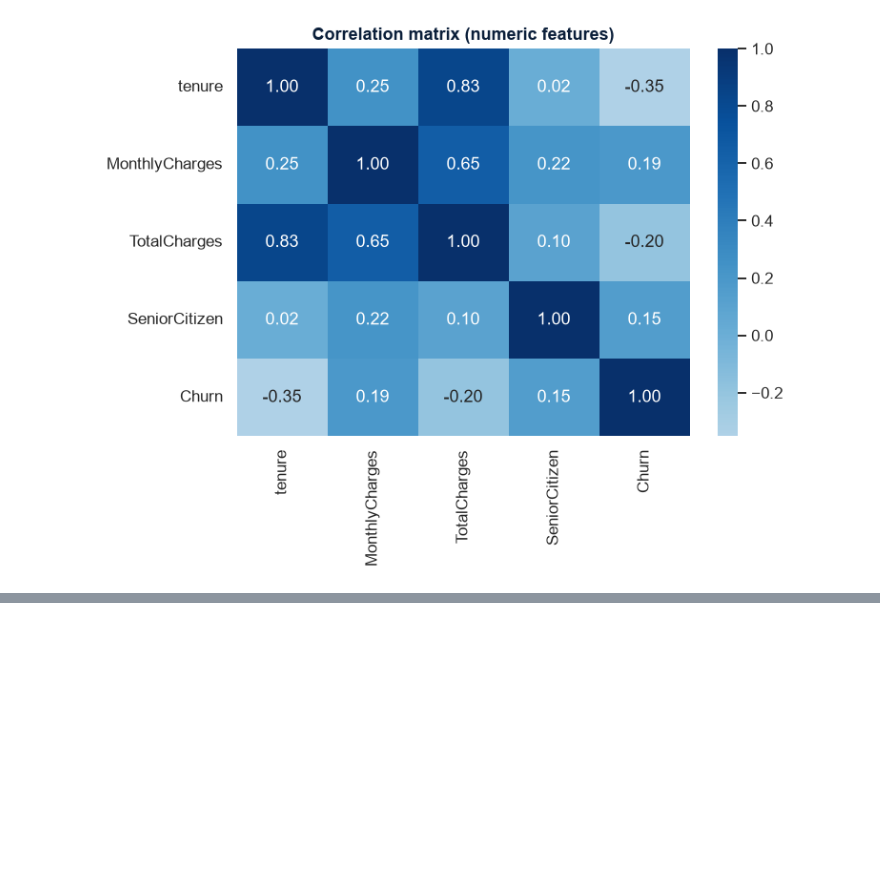
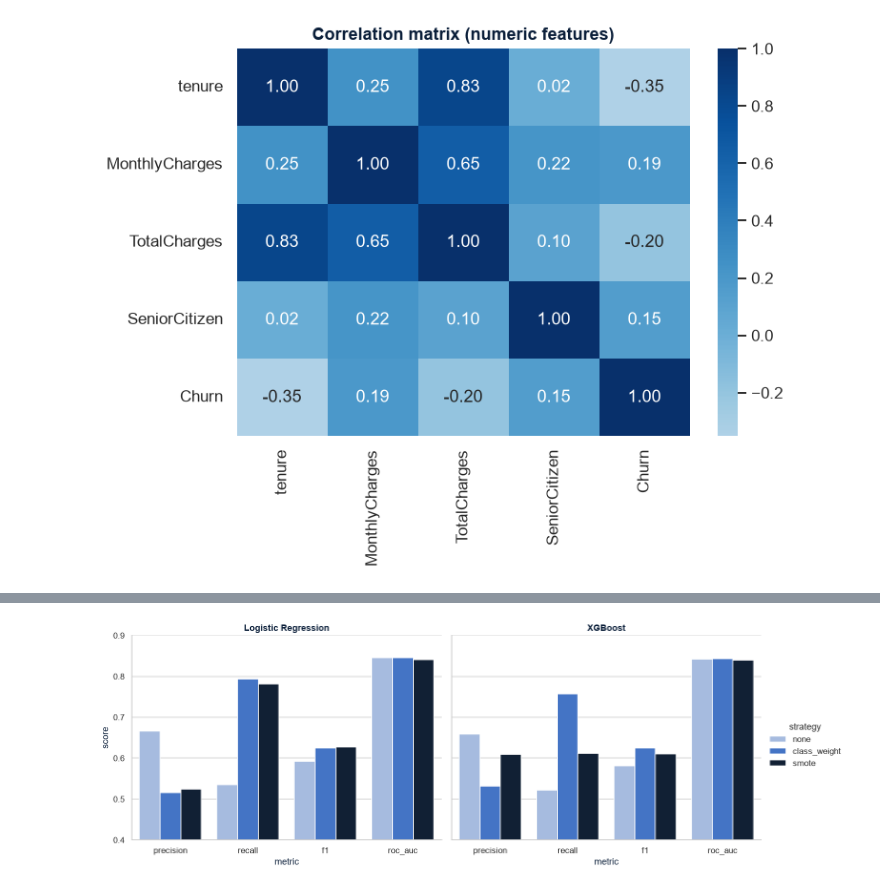
Before and after one commit to SouMej/customor-churn-prediction, a Jupyter notebook: notebooks/customer_churn_analysis.ipynb, the cells around one changed output, grey strips where cells are left out. Cells and saved outputs as stored; diff of their text form; code cells hidden in the pictures; blank space fills up the shorter version.

```diff
--- a/notebooks/customer_churn_analysis.ipynb
+++ b/notebooks/customer_churn_analysis.ipynb
@@ -331,0 +485,24 @@ plt.show()
+# %%
+rows = []
+for model_name in ["Logistic Regression", "XGBoost"]:
+    for strat_name, s in strategies.items():
+        steps = [("prep", build_preprocessor())]
+        if s["smote"]:
+            steps.append(("smote", SMOTE(random_state=42)))
+        steps.append(("model", make_model(model_name, s["cw"], s["spw"])))
+        pipe = ImbPipeline(steps)
+
+        scores = cross_validate(pipe, X_train, y_train, cv=cv,
+                                scoring=["precision", "recall", "f1", "roc_auc"],
+                                n_jobs=-1)
+        rows.append({
+            "model": model_name, "strategy": strat_name,
+            "precision": scores["test_precision"].mean(),
+            "recall":    scores["test_recall"].mean(),
+            "f1":        scores["test_f1"].mean(),
+            "roc_auc":   scores["test_roc_auc"].mean(),
+        })
+
+imb_results = pd.DataFrame(rows).round(3)
+imb_results.to_csv(RESULTS_DIR / "imbalance_strategies.csv", index=False)
+imb_results
@@ -331,0 +517,13 @@ plt.show()
+# %%
+plot_df = imb_results.melt(id_vars=["model", "strategy"],
+                           value_vars=["precision", "recall", "f1", "roc_auc"],
+                           var_name="metric", value_name="score")
+
+g = sns.catplot(data=plot_df, x="metric", y="score", hue="strategy", col="model",
+                kind="bar", palette=[LIGHT, BLUE, NAVY], height=4.8, aspect=1.3)
+g.set_titles("{col_name}")
+g.set(ylim=(0.4, 0.9))
+g.savefig(RESULTS_DIR / "08_imbalance_strategies.png", dpi=200, bbox_inches="tight")
+plt.show()
+# %% [output]
+[figure, added]
```
Also changed, not shown: parts of 14 cells of this notebook, 5 other files.
